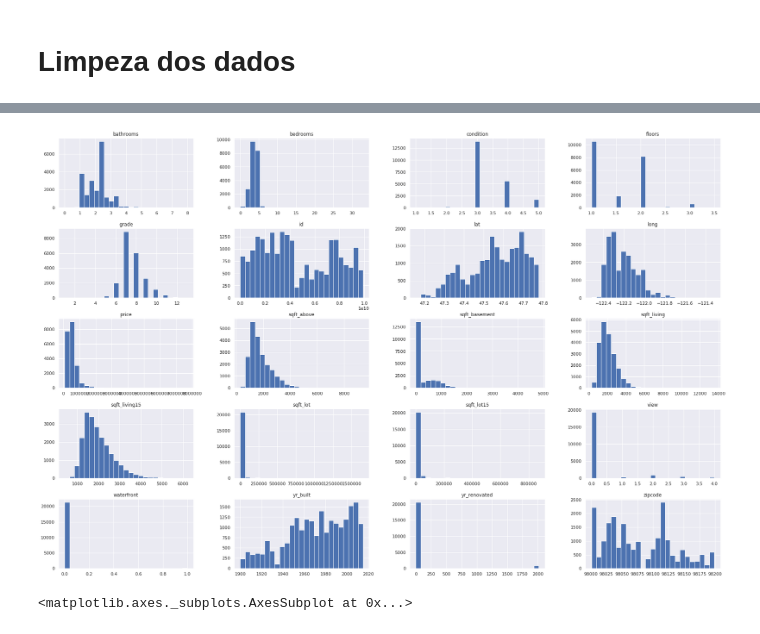
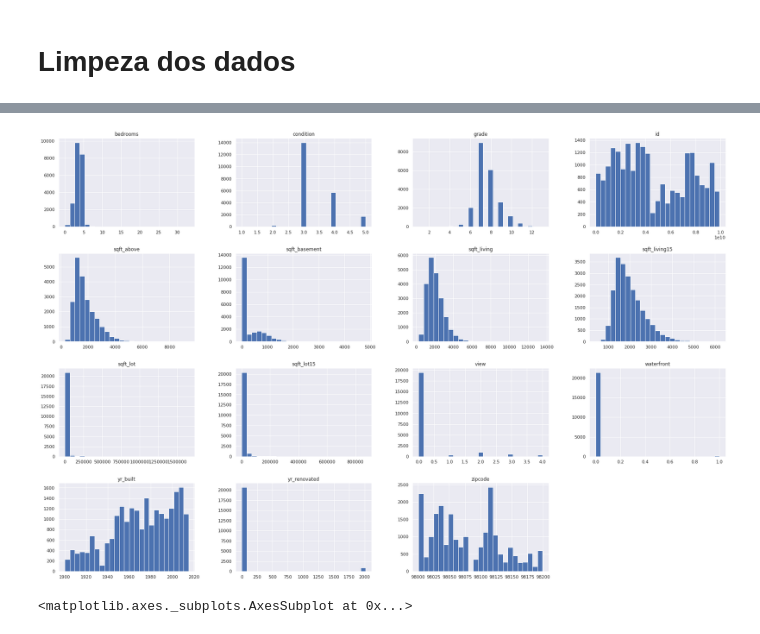
Before and after one commit to GuilhermeGNO/Projetos-Data-Science, a Jupyter notebook: Projeto House Rocket/HR_EDA.ipynb, the cells around one changed output, grey strips where cells are left out. Drawn from its saved outputs; the diff is of its cells as text; code cells hidden in the pictures.

```diff
--- a/Projeto House Rocket/HR_EDA.ipynb
+++ b/Projeto House Rocket/HR_EDA.ipynb
@@ -15,4 +15,9 @@ import plotly.express as px
 path = '~/repos/Projetos-Data-Science/Projeto House Rocket/dataset/kc_house_data.csv'
 
 def data_collect(path):
-    data = pd.read_csv(path, parse_dates=['date'])
+    dataframe = pd.read_csv(path, parse_dates=['date'])
+
+    return dataframe
+
+data = data_collect(path)
+data.head()
@@ -94,9 +115,9 @@ array([1.  , 2.25, 3.  , 2.  , 4.5 , 1.5 , 2.5 , 1.75, 2.75, 3.25, 4.  ,
 # %%
-num_df4 = data.select_dtypes(include=['int64', 'float64'])
+num_df4 = data.select_dtypes(include=['int64'])
 sns.set(rc={'figure.figsize': (30,20)})
 num_df4.hist(bins=25);
 # %% [output]
-[figure, old version]
+[figure, new version]
 # %%
 # %% [output]
 <matplotlib.axes._subplots.AxesSubplot at 0x...>
```
Also changed, not shown: parts of 12 cells of this notebook.
